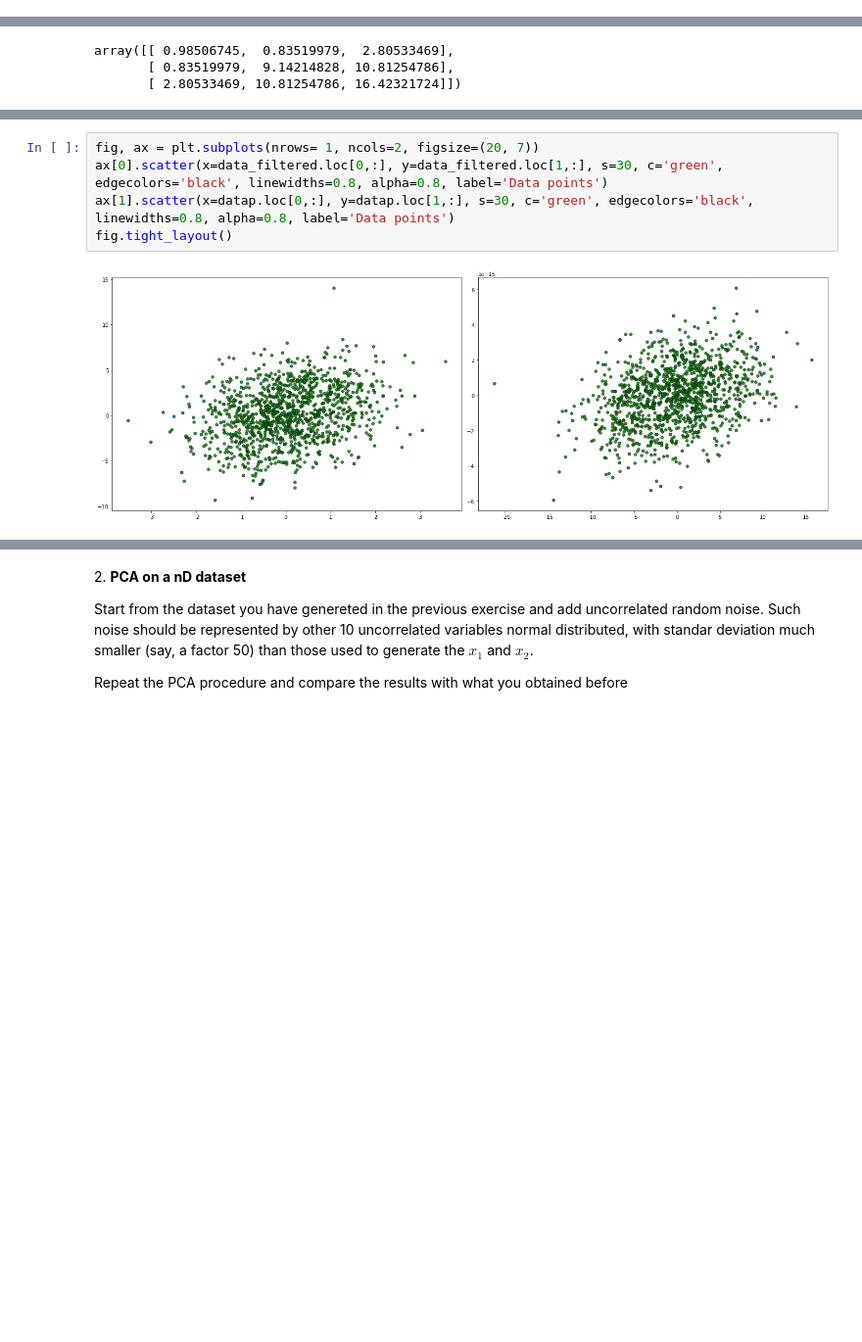
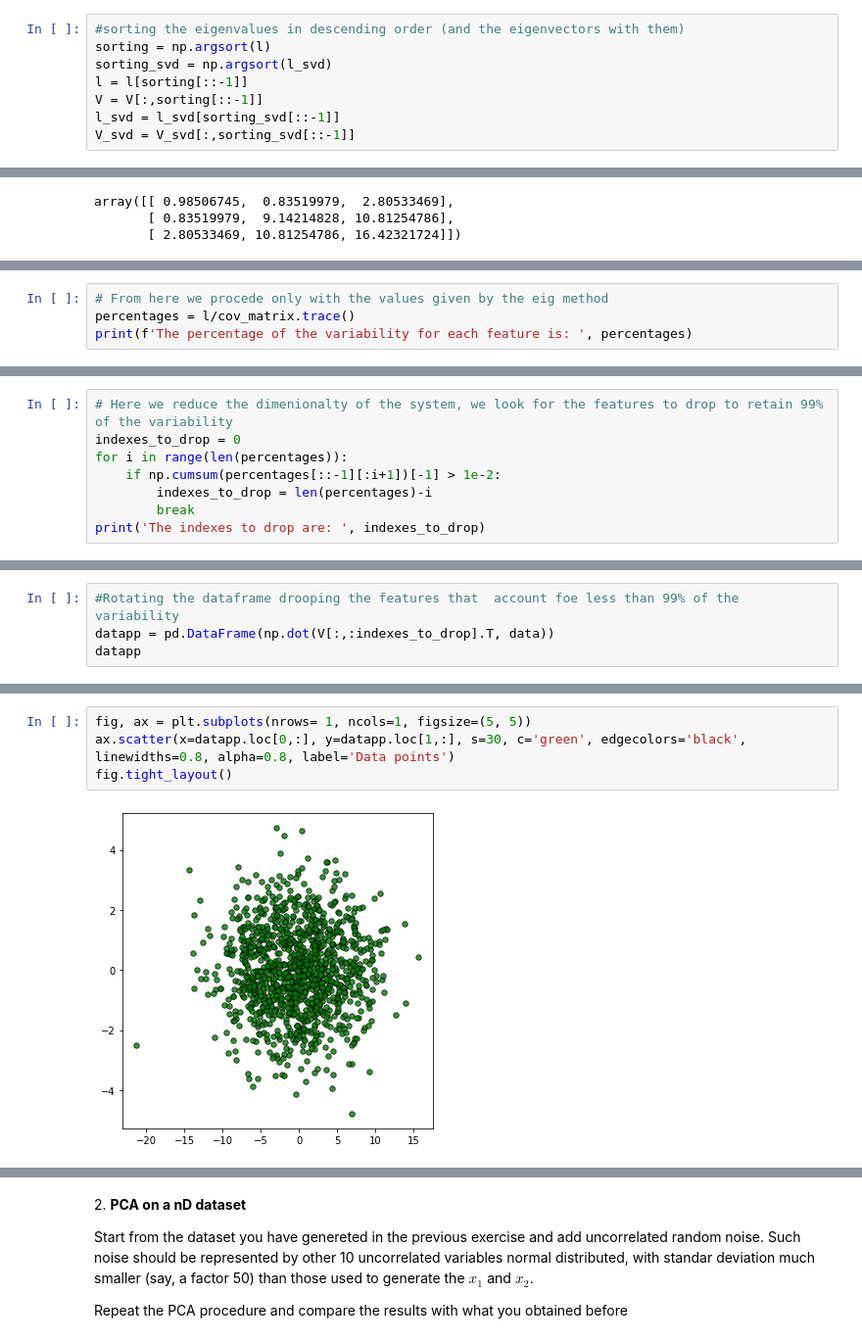
Before and after one commit to tommasoamico/LaboratoryOfComputationalPhysics_Y4, a Jupyter notebook: 07ex_LinearAlgebra.ipynb, the cells around one changed output, grey strips where cells are left out. Shown at 98% size. Saved outputs shown, nothing was run; the diff lists cells and outputs as text; blank space fills up the shorter version.

```diff
--- a/07ex_LinearAlgebra.ipynb
+++ b/07ex_LinearAlgebra.ipynb
@@ -89,0 +79,8 @@ data
+# %%
+#sorting the eigenvalues in descending order (and the eigenvectors with them)
+sorting = np.argsort(l)
+sorting_svd = np.argsort(l_svd)
+l = l[sorting[::-1]]
+V = V[:,sorting[::-1]]
+l_svd = l_svd[sorting_svd[::-1]]
+V_svd = V_svd[:,sorting_svd[::-1]]
@@ -127,0 +126,4 @@ array([24.5172327 ,  2.03320027,  0.        ])
+# %%
+# From here we procede only with the values given by the eig method
+percentages = l/cov_matrix.trace()
+print(f'The percentage of the variability for each feature is: ', percentages)
@@ -127,0 +132,8 @@ array([24.5172327 ,  2.03320027,  0.        ])
+# %%
+# Here we reduce the dimenionalty of the system, we look for the features to drop to retain 99% of the variability
+indexes_to_drop = 0
+for i in range(len(percentages)):
+    if np.cumsum(percentages[::-1][:i+1])[-1] > 1e-2:
+        indexes_to_drop = len(percentages)-i
+        break
+print('The indexes to drop are: ', indexes_to_drop)
@@ -143 +161,5 @@ data_filtered =  data[l_svd/cov_matrix.trace()>0.01]
 datap = pd.DataFrame(np.dot(V.T, data))
+# %%
+#Rotating the dataframe drooping the features that  account foe less than 99% of the variability
+datapp = pd.DataFrame(np.dot(V[:,:indexes_to_drop].T, data))
+datapp
@@ -162,7 +182,6 @@ data_filtered
 # %%
-fig, ax = plt.subplots(nrows= 1, ncols=2, figsize=(20, 7))
-ax[0].scatter(x=data_filtered.loc[0,:], y=data_filtered.loc[1,:], s=30, c='green', edgecolors='black', linewidths=0.8, alpha=0.8, label='Data points')
-ax[1].scatter(x=datap.loc[0,:], y=datap.loc[1,:], s=30, c='green', edgecolors='black', linewidths=0.8, alpha=0.8, label='Data points')
+fig, ax = plt.subplots(nrows= 1, ncols=1, figsize=(5, 5))
+ax.scatter(x=datapp.loc[0,:], y=datapp.loc[1,:], s=30, c='green', edgecolors='black', linewidths=0.8, alpha=0.8, label='Data points')
 fig.tight_layout()
 # %% [output]
-[figure, old version]
+[figure, new version]
```
Also changed, not shown: parts of 36 cells of this notebook.
